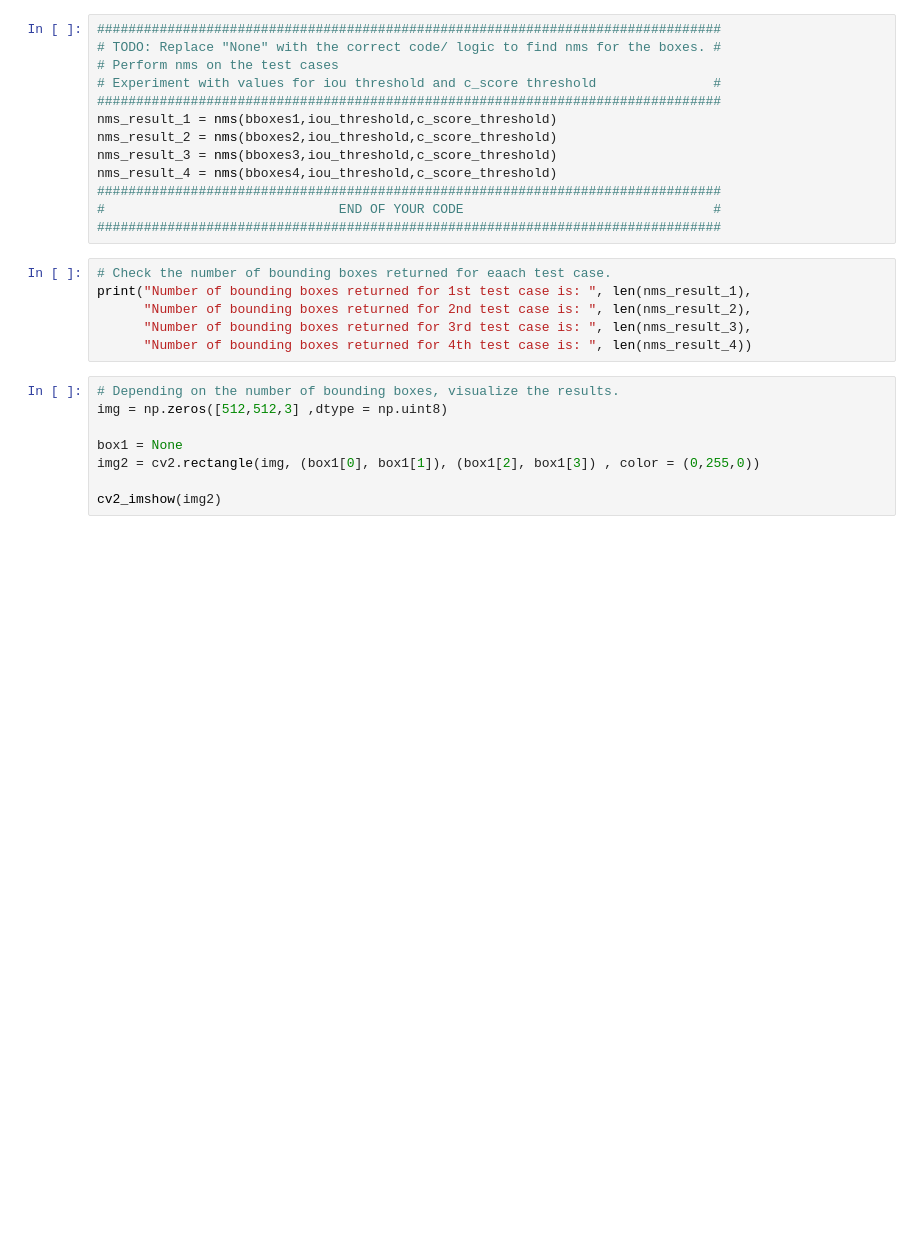
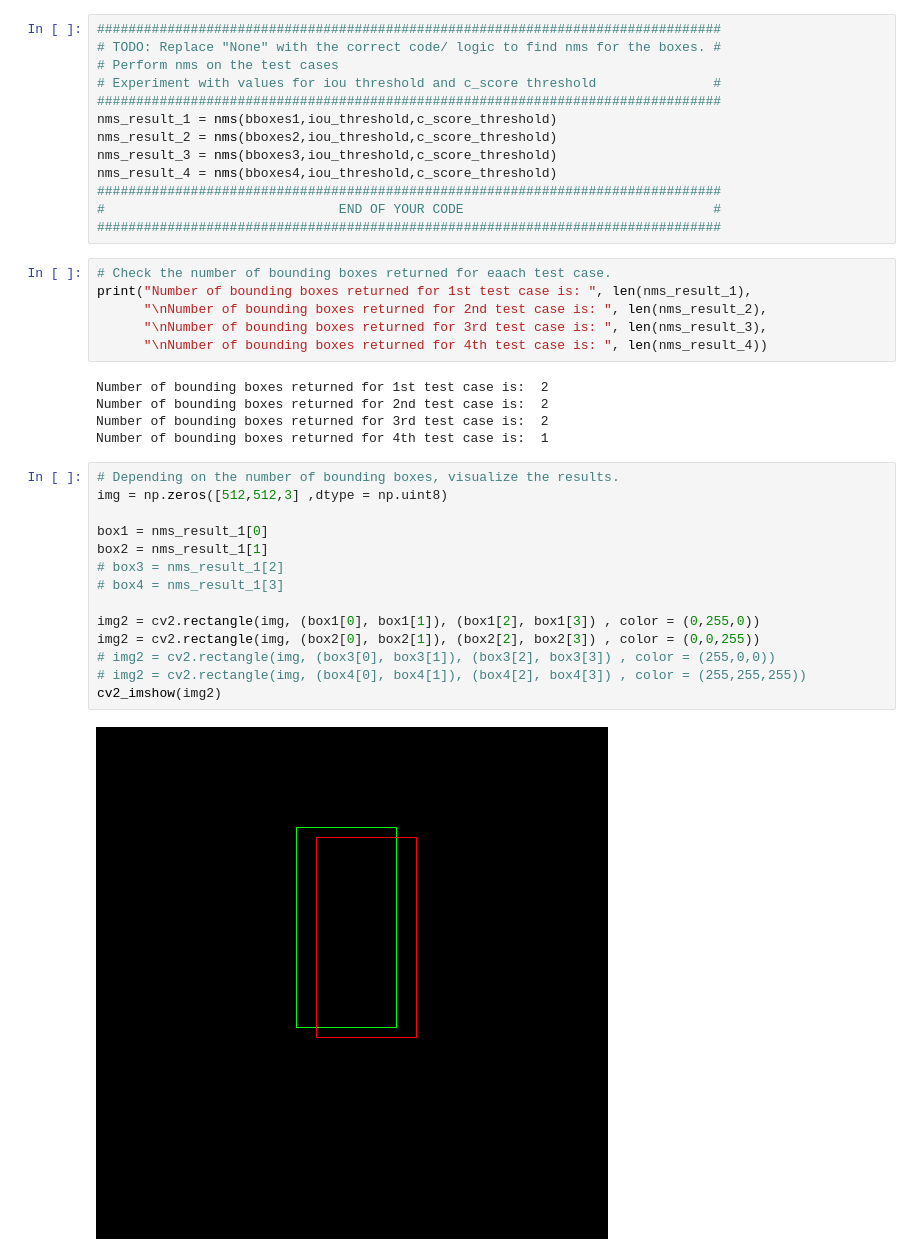
Before and after one commit to VAIBHAV2900/SummerSchool-CV-Implementation-2021, a Jupyter notebook: Session_7_Assignment.ipynb, the cells around one changed output. Cells and saved outputs as stored; diff of their text form; blank space fills up the shorter version.

```diff
--- a/Session_7_Assignment.ipynb
+++ b/Session_7_Assignment.ipynb
@@ -661,14 +603,27 @@ nms_result_4 = nms(bboxes4,iou_threshold,c_score_threshold)
 # %%
 # Check the number of bounding boxes returned for eaach test case.
 print("Number of bounding boxes returned for 1st test case is: ", len(nms_result_1),
-      "Number of bounding boxes returned for 2nd test case is: ", len(nms_result_2),
-      "Number of bounding boxes returned for 3rd test case is: ", len(nms_result_3),
-      "Number of bounding boxes returned for 4th test case is: ", len(nms_result_4))
+      "\nNumber of bounding boxes returned for 2nd test case is: ", len(nms_result_2),
+      "\nNumber of bounding boxes returned for 3rd test case is: ", len(nms_result_3),
+      "\nNumber of bounding boxes returned for 4th test case is: ", len(nms_result_4))
+# %% [output]
+Number of bounding boxes returned for 1st test case is:  2
+Number of bounding boxes returned for 2nd test case is:  2
+Number of bounding boxes returned for 3rd test case is:  2
+Number of bounding boxes returned for 4th test case is:  1
 # %%
 # Depending on the number of bounding boxes, visualize the results.
 img = np.zeros([512,512,3] ,dtype = np.uint8)
 
-box1 = None
+box1 = nms_result_1[0]
+box2 = nms_result_1[1]
+# box3 = nms_result_1[2]
+# box4 = nms_result_1[3]
+
 img2 = cv2.rectangle(img, (box1[0], box1[1]), (box1[2], box1[3]) , color = (0,255,0))
-
+img2 = cv2.rectangle(img, (box2[0], box2[1]), (box2[2], box2[3]) , color = (0,0,255))
+# img2 = cv2.rectangle(img, (box3[0], box3[1]), (box3[2], box3[3]) , color = (255,0,0))
+# img2 = cv2.rectangle(img, (box4[0], box4[1]), (box4[2], box4[3]) , color = (255,255,255))
 cv2_imshow(img2)
+# %% [output]
+[figure, added]
```
Also changed, not shown: parts of 16 cells of this notebook.
